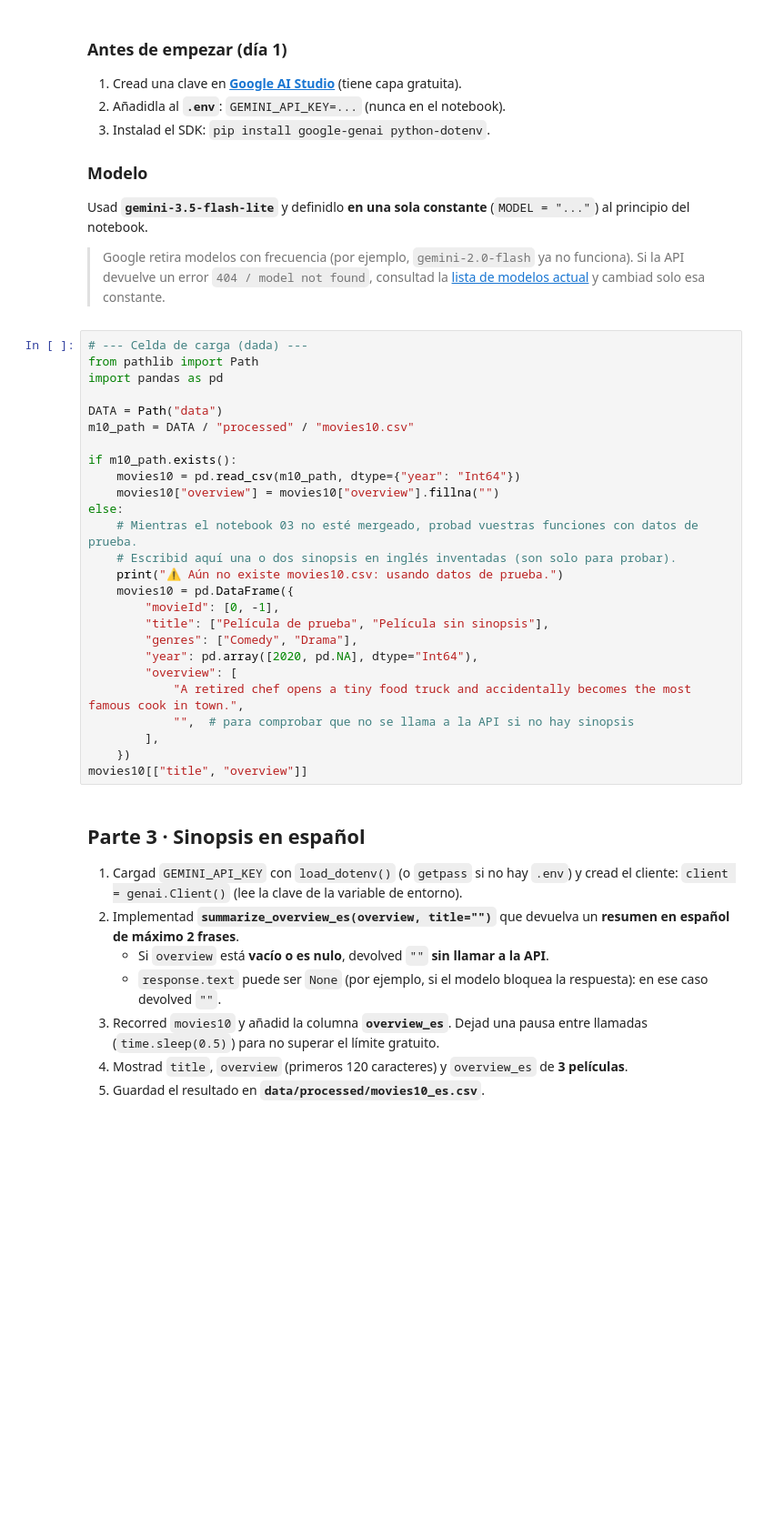
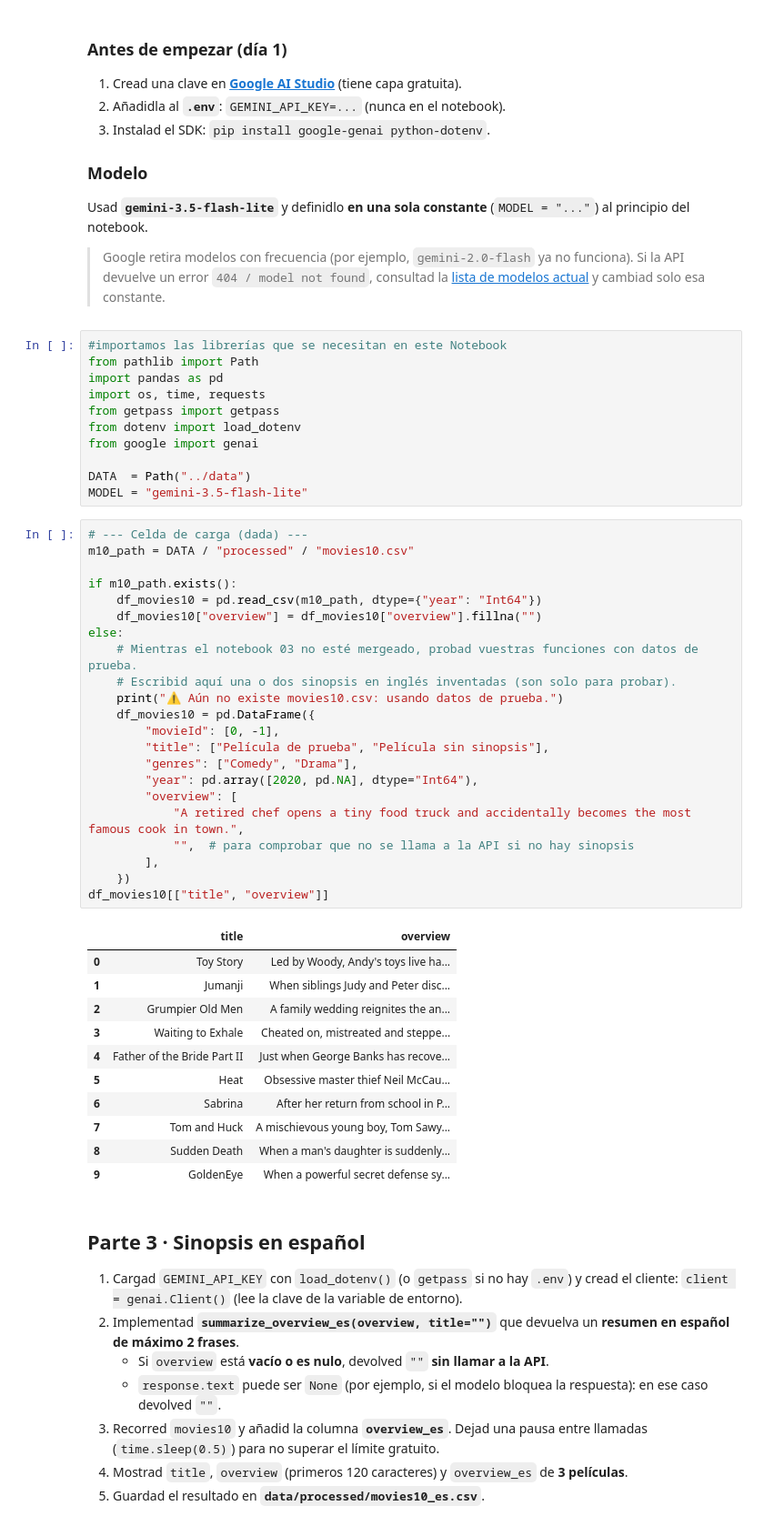
Before and after one commit to susanaferreras/TC01-Catalogo-Peliculas, a Jupyter notebook: notebooks/04_gemini.ipynb, the cells around one changed output. Shown at 91% size. Saved outputs shown, nothing was run; the diff lists cells and outputs as text; blank space fills up the shorter version.

```diff
--- a/notebooks/04_gemini.ipynb
+++ b/notebooks/04_gemini.ipynb
@@ -25,32 +25,51 @@ Usáis la API de Gemini para generar una sinopsis en español a partir del `over
 Usad **`gemini-3.5-flash-lite`** y definidlo **en una sola constante** (`MODEL = "..."`) al principio del notebook.
 
 > Google retira modelos con frecuencia (por ejemplo, `gemini-2.0-flash` ya no funciona). Si la API devuelve un error `404 / model not found`, consultad la [lista de modelos actual](https://ai.google.dev/gemini-api/docs/models) y cambiad solo esa constante.
+# %%
+#importamos las librerías que se necesitan en este Notebook
+from pathlib import Path
+import pandas as pd
+import os, time, requests
+from getpass import getpass
+from dotenv import load_dotenv
+from google import genai
+
+DATA  = Path("../data")
+MODEL = "gemini-3.5-flash-lite"
 # %%
 # --- Celda de carga (dada) ---
-from pathlib import Path
-import pandas as pd
-
-DATA = Path("data")
 m10_path = DATA / "processed" / "movies10.csv"
 
 if m10_path.exists():
-    movies10 = pd.read_csv(m10_path, dtype={"year": "Int64"})
-    movies10["overview"] = movies10["overview"].fillna("")
+    df_movies10 = pd.read_csv(m10_path, dtype={"year": "Int64"})
+    df_movies10["overview"] = df_movies10["overview"].fillna("")
 else:
     # Mientras el notebook 03 no esté mergeado, probad vuestras funciones con datos de prueba.
     # Escribid aquí una o dos sinopsis en inglés inventadas (son solo para probar).
     print("⚠️ Aún no existe movies10.csv: usando datos de prueba.")
-    movies10 = pd.DataFrame({
+    df_movies10 = pd.DataFrame({
         "movieId": [0, -1],
         "title": ["Película de prueba", "Película sin sinopsis"],
         "genres": ["Comedy", "Drama"],
         "year": pd.array([2020, pd.NA], dtype="Int64"),
         "overview": [
             "A retired chef opens a tiny food truck and accidentally becomes the most famous cook in town.",
             "",  # para comprobar que no se llama a la API si no hay sinopsis
         ],
     })
-movies10[["title", "overview"]]
+df_movies10[["title", "overview"]]
+# %% [output]
+|  | title | overview |
+| 0 | Toy Story | Led by Woody, Andy's toys live ha... |
+| 1 | Jumanji | When siblings Judy and Peter disc... |
+| 2 | Grumpier Old Men | A family wedding reignites the an... |
+| 3 | Waiting to Exhale | Cheated on, mistreated and steppe... |
+| 4 | Father of the Bride Part II | Just when George Banks has recove... |
+| 5 | Heat | Obsessive master thief Neil McCau... |
+| 6 | Sabrina | After her return from school in P... |
+| 7 | Tom and Huck | A mischievous young boy, Tom Sawy... |
+| 8 | Sudden Death | When a man's daughter is suddenly... |
+| 9 | GoldenEye | When a powerful secret defense sy... |
 # %% [markdown]
 ## Parte 3 · Sinopsis en español
 
```
Also changed, not shown: parts of 3 cells of this notebook, 1 other file.
